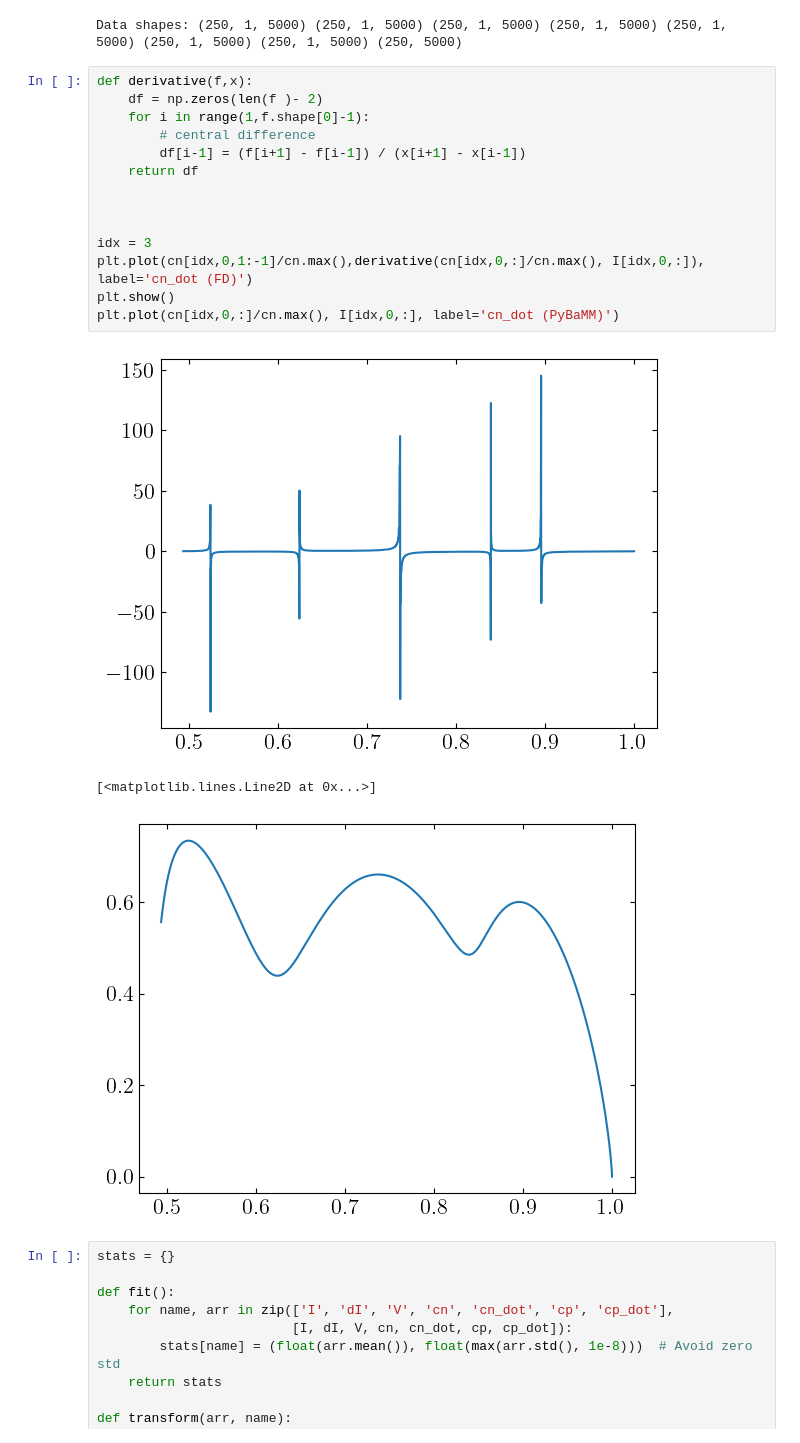
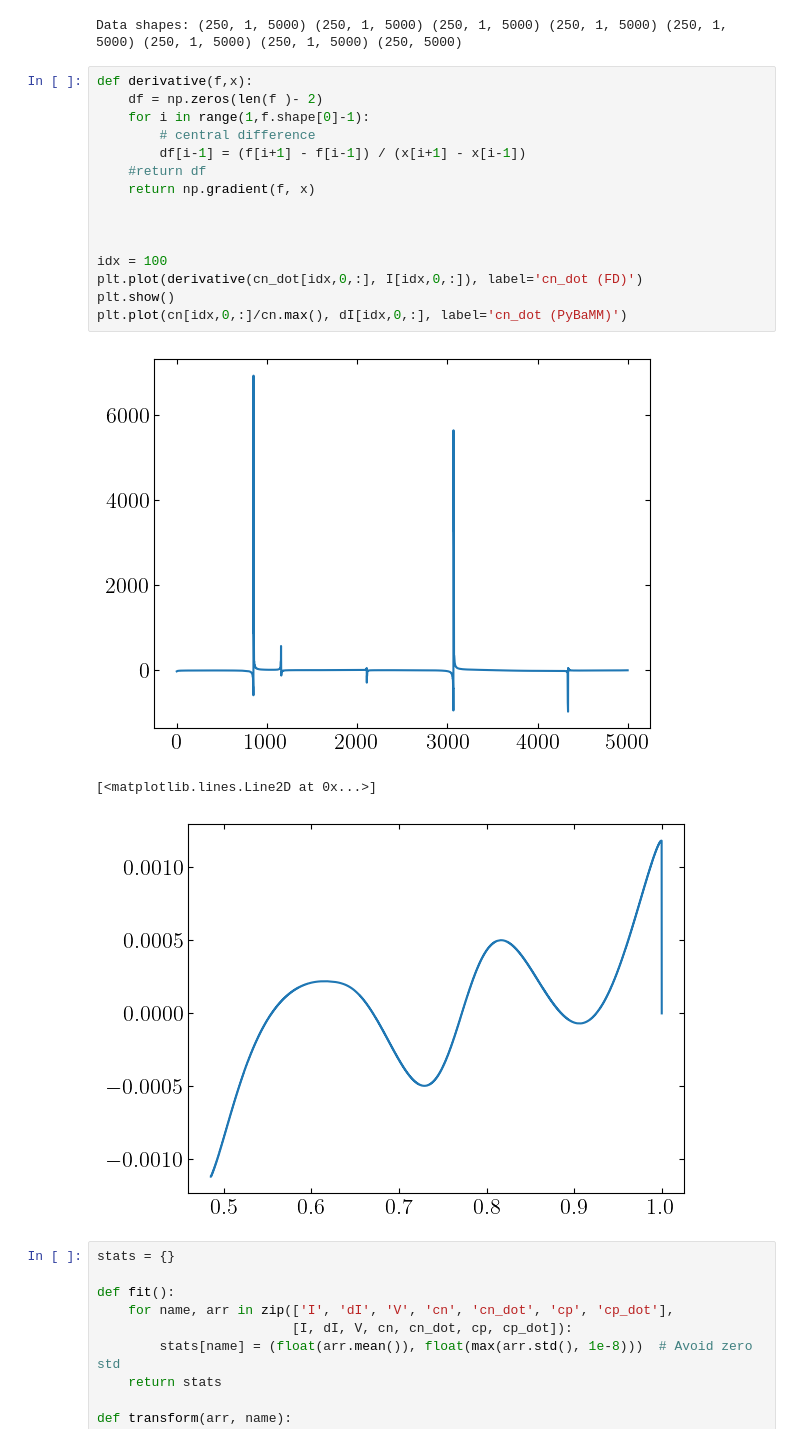
Before and after one commit to j-haralds/MSc_thesis, a Jupyter notebook: program/BasicEulerNN/3_JH_NO.ipynb, the cells around one changed output. Cells and saved outputs as stored; diff of their text form.

```diff
--- a/program/BasicEulerNN/3_JH_NO.ipynb
+++ b/program/BasicEulerNN/3_JH_NO.ipynb
@@ -154,21 +154,22 @@ Data shapes: (250, 1, 5000) (250, 1, 5000) (250, 1, 5000) (250, 1, 5000) (250, 1
 # %%
 def derivative(f,x):
     df = np.zeros(len(f )- 2)
     for i in range(1,f.shape[0]-1):
         # central difference
         df[i-1] = (f[i+1] - f[i-1]) / (x[i+1] - x[i-1])
-    return df
+    #return df
+    return np.gradient(f, x)
 
 
 
-idx = 3
-plt.plot(cn[idx,0,1:-1]/cn.max(),derivative(cn[idx,0,:]/cn.max(), I[idx,0,:]), label='cn_dot (FD)')
+idx = 100
+plt.plot(derivative(cn_dot[idx,0,:], I[idx,0,:]), label='cn_dot (FD)')
 plt.show()
-plt.plot(cn[idx,0,:]/cn.max(), I[idx,0,:], label='cn_dot (PyBaMM)')
+plt.plot(cn[idx,0,:]/cn.max(), dI[idx,0,:], label='cn_dot (PyBaMM)')
 # %% [output]
-[figure, old version]
+[figure, new version]
 [<matplotlib.lines.Line2D at 0x...>]
-[figure, old version]
+[figure, new version]
 # %%
 stats = {}
 
```
Also changed, not shown: 2 other files.
